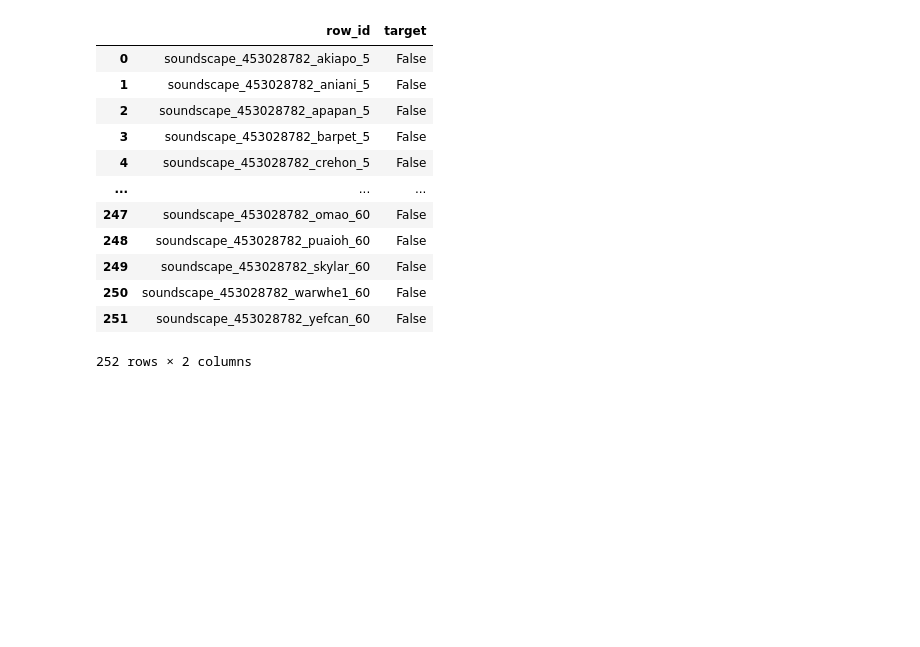
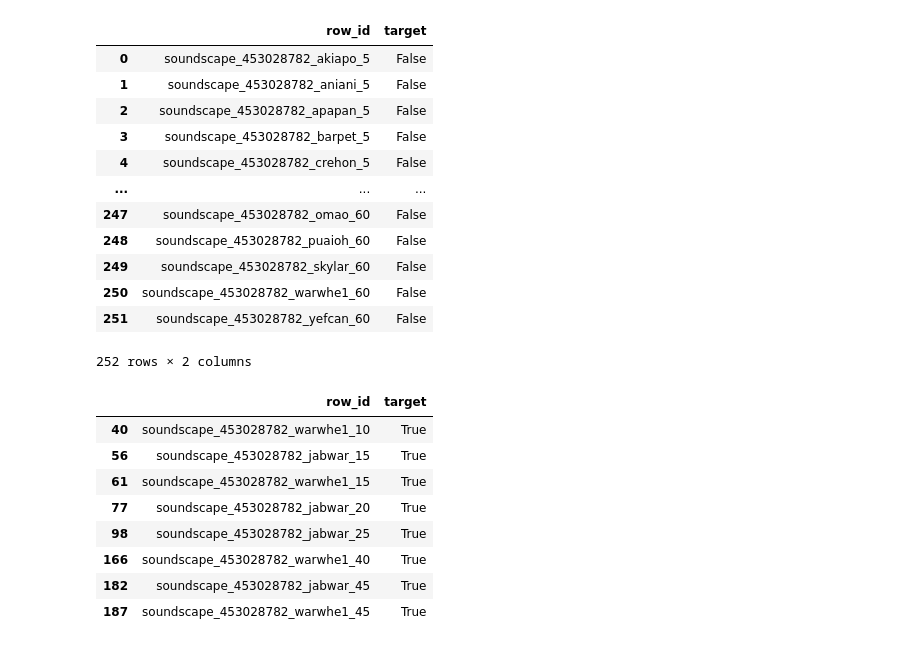
Before and after one commit to ermekaitygulov/BirdCLEF, a Jupyter notebook: birdclef-submit.ipynb, the cells around one changed output. Drawn from its saved outputs; the diff is of its cells as text; code cells hidden in the pictures; blank space fills up the shorter version.

```diff
--- a/birdclef-submit.ipynb
+++ b/birdclef-submit.ipynb
@@ -224,13 +224,16 @@ from neural_network import NN_CATALOG
 
 
 ckpt_root = '../input/birdclefsubmit'
-eff_path = ('eff/baseline_config.yaml', 'eff/final-model.pt')
 baseline_path = ('baseline/baseline_config.yaml', 'baseline/final-model.pt')
-eff_bt_path = [('eff_crop/baseline_config.yaml', f'eff_crop/main_stage-{i}-model.pt') for i in range(9, 11)]
+eff_crop_path = [('eff_crop_cv/baseline_config.yaml', f'eff_crop_cv/{i}-fold-model.pt') for i in range(5)]
+all_data_path = [
+    ('all_data_train/baseline_config.yaml', f'all_data_train/final-model.pt'),
+    ('all_data_train/baseline_config.yaml', f'all_data_train/main_stage-4-model.pt'),
+]
 path_list = [
-    eff_path,
+    *eff_crop_path,
     baseline_path,
-    *eff_bt_path,
+    *all_data_path
 ]
 
 models = [init_model(*p, ckpt_root) for p in path_list]
@@ -413,3 +562,15 @@ pred_pd
 | 250 | soundscape_453028782_warwhe1_60 | False |
 | 251 | soundscape_453028782_yefcan_60 | False |
 252 rows × 2 columns
+# %%
+pred_pd[pred_pd.target]
+# %% [output]
+|  | row_id | target |
+| 40 | soundscape_453028782_warwhe1_10 | True |
+| 56 | soundscape_453028782_jabwar_15 | True |
+| 61 | soundscape_453028782_warwhe1_15 | True |
+| 77 | soundscape_453028782_jabwar_20 | True |
+| 98 | soundscape_453028782_jabwar_25 | True |
+| 166 | soundscape_453028782_warwhe1_40 | True |
+| 182 | soundscape_453028782_jabwar_45 | True |
+| 187 | soundscape_453028782_warwhe1_45 | True |
```
Also changed, not shown: parts of 3 cells of this notebook.
